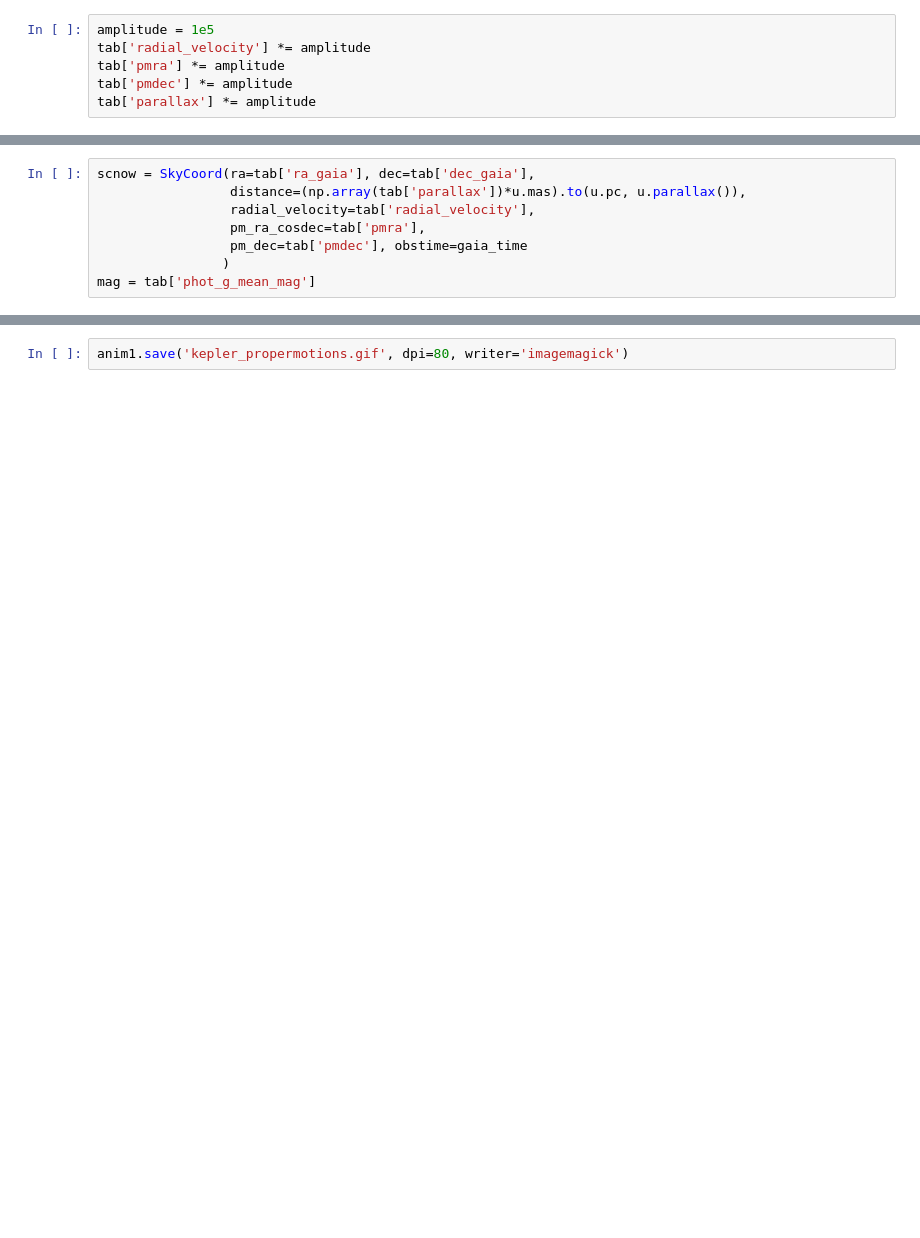
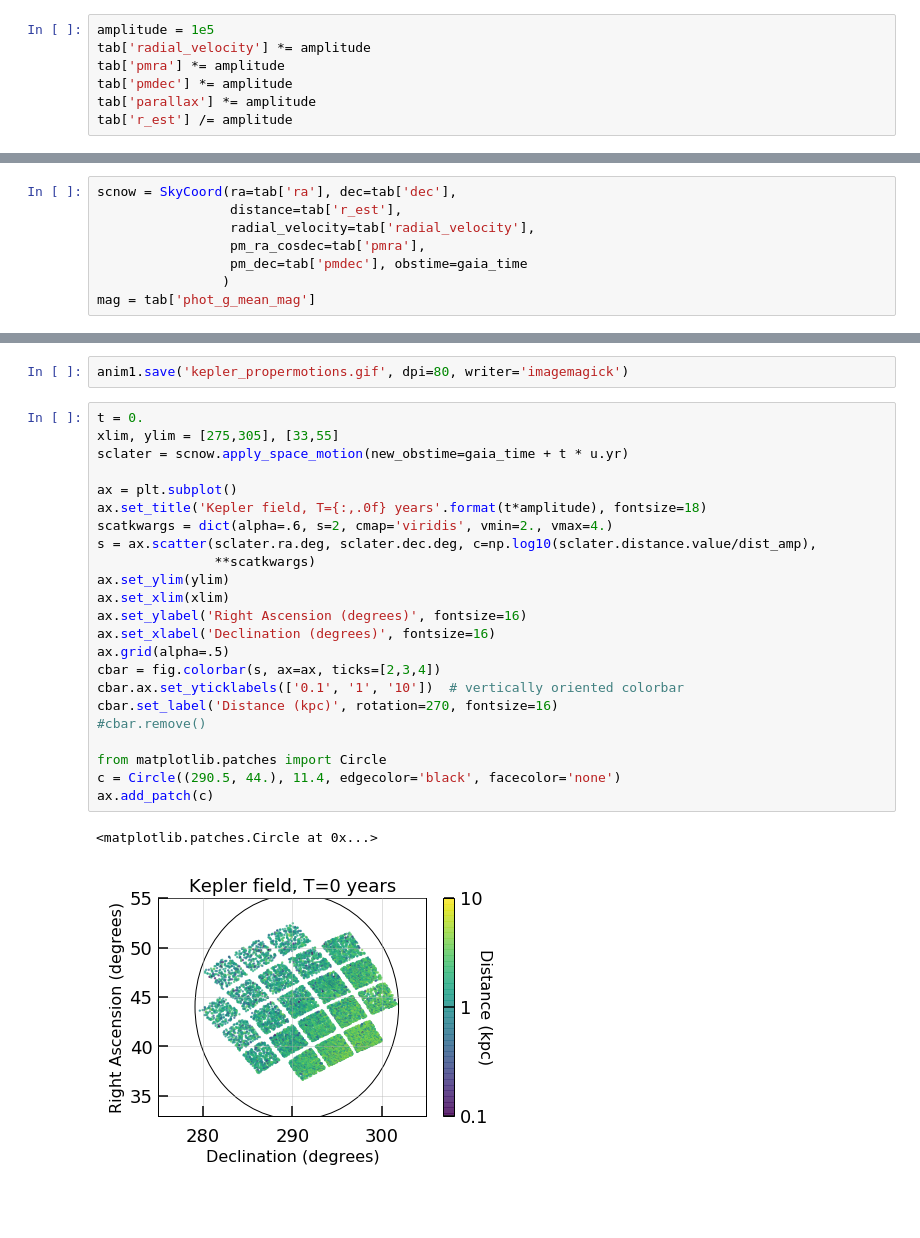
Before and after one commit to megbedell/gaia-kepler.fun, a Jupyter notebook: notebooks/demo.ipynb, the cells around one changed output, grey strips where cells are left out. Saved outputs shown, nothing was run; the diff lists cells and outputs as text; blank space fills up the shorter version.

```diff
--- a/notebooks/demo.ipynb
+++ b/notebooks/demo.ipynb
@@ -195,11 +190,12 @@ tab['radial_velocity'] *= amplitude
 tab['pmra'] *= amplitude
 tab['pmdec'] *= amplitude
 tab['parallax'] *= amplitude
+tab['r_est'] /= amplitude
 # %% [markdown]
 Make SkyCoord objects with astropy. This will allow us to easily calculate the stars' positions at different dates (but it doesn't like dates like JD = 500000, which is why we had to artificially inflate the motions for what we'll do below).
 # %%
-scnow = SkyCoord(ra=tab['ra_gaia'], dec=tab['dec_gaia'],
-                 distance=(np.array(tab['parallax'])*u.mas).to(u.pc, u.parallax()),
+scnow = SkyCoord(ra=tab['ra'], dec=tab['dec'],
+                 distance=tab['r_est'],
                  radial_velocity=tab['radial_velocity'],
                  pm_ra_cosdec=tab['pmra'],
                  pm_dec=tab['pmdec'], obstime=gaia_time
@@ -245,3 +248,31 @@ HTML(anim1.to_html5_video())
 [interactive output not drawn]
 # %%
 anim1.save('kepler_propermotions.gif', dpi=80, writer='imagemagick')
+# %%
+t = 0.
+xlim, ylim = [275,305], [33,55]
+sclater = scnow.apply_space_motion(new_obstime=gaia_time + t * u.yr)
+
+ax = plt.subplot()
+ax.set_title('Kepler field, T={:,.0f} years'.format(t*amplitude), fontsize=18)
+scatkwargs = dict(alpha=.6, s=2, cmap='viridis', vmin=2., vmax=4.)
+s = ax.scatter(sclater.ra.deg, sclater.dec.deg, c=np.log10(sclater.distance.value/dist_amp),
+               **scatkwargs)
+ax.set_ylim(ylim)
+ax.set_xlim(xlim)
+ax.set_ylabel('Right Ascension (degrees)', fontsize=16)
+ax.set_xlabel('Declination (degrees)', fontsize=16)
+ax.grid(alpha=.5)
+cbar = fig.colorbar(s, ax=ax, ticks=[2,3,4])
+cbar.ax.set_yticklabels(['0.1', '1', '10'])  # vertically oriented colorbar
+cbar.set_label('Distance (kpc)', rotation=270, fontsize=16)
+#cbar.remove()
+
+from matplotlib.patches import Circle
+c = Circle((290.5, 44.), 11.4, edgecolor='black', facecolor='none')
+ax.add_patch(c)
+# %% [output]
+<matplotlib.patches.Circle at 0x...>
+[figure, added]
+# %% [markdown]
+##
```
Also changed, not shown: parts of 15 cells of this notebook, 2 other files.
